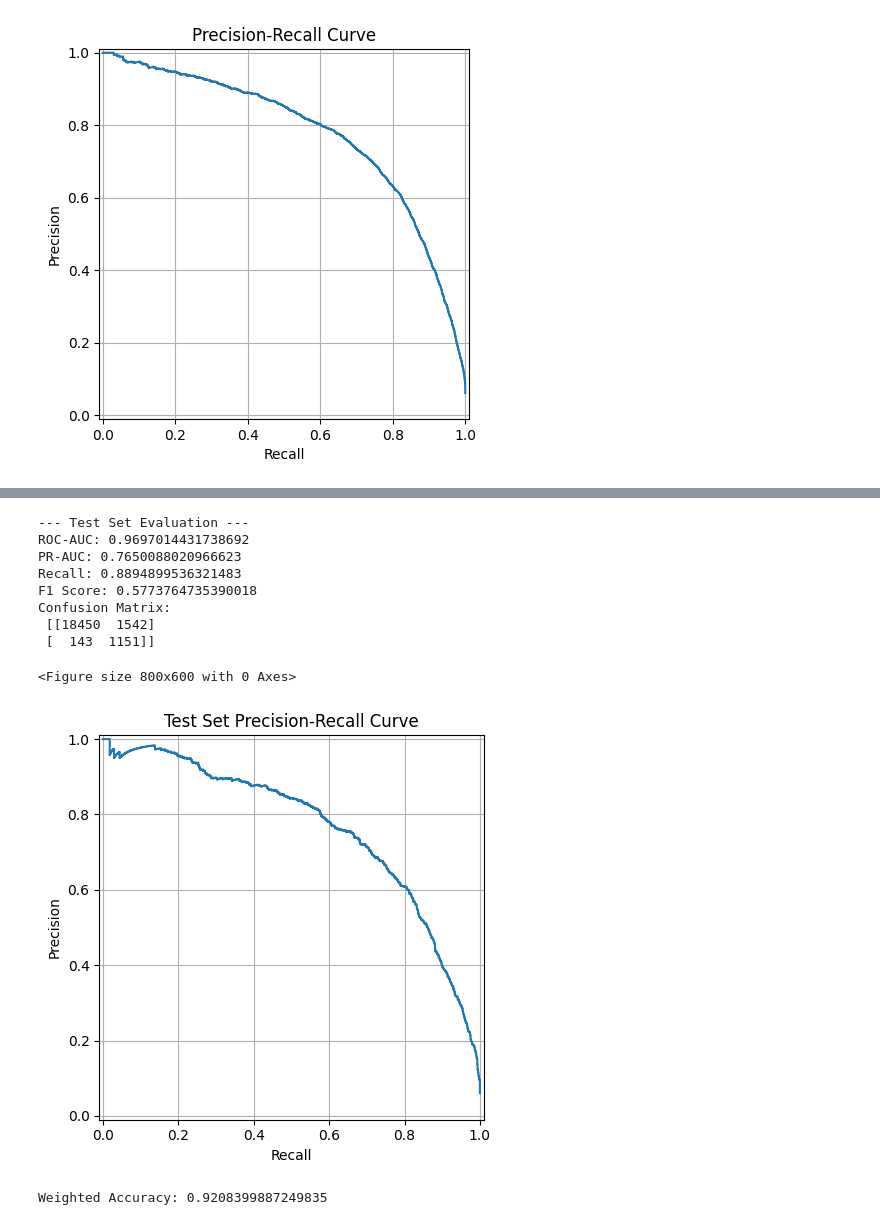
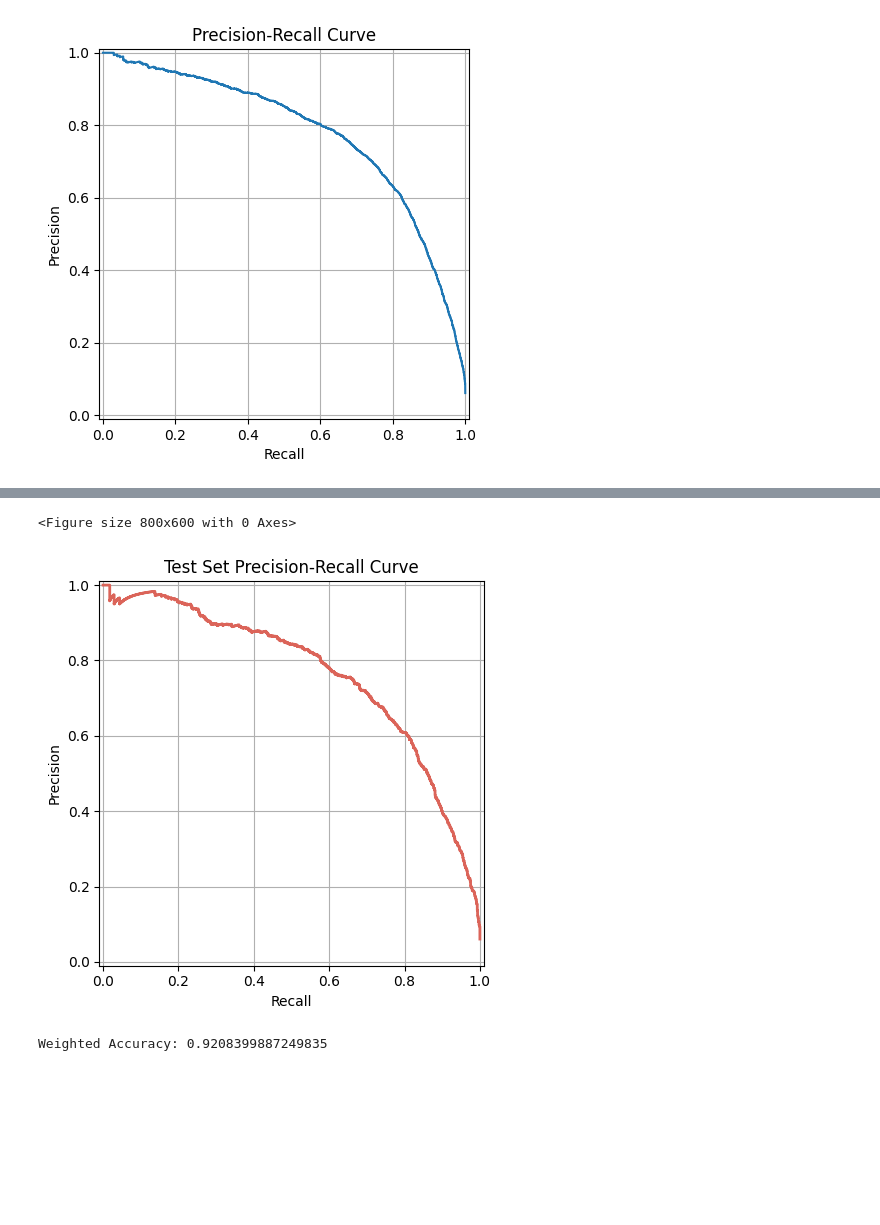
Before and after one commit to yildiramdsa/af-risk-prediction-using-ecg-and-ehr-data, a Jupyter notebook: model_development.ipynb, the cells around one changed output, grey strips where cells are left out. Drawn from its saved outputs; the diff is of its cells as text; code cells hidden in the pictures; blank space fills up the shorter version.

```diff
--- a/model_development.ipynb
+++ b/model_development.ipynb
@@ -305,35 +406,17 @@ Confusion Matrix:
 # %%
-# ------------------------------
-# Evaluate on Test Set
-# ------------------------------
-y_test_proba = best_xgb.predict_proba(X_test_scaled)[:, 1]
-y_test_pred = (y_test_proba > 0.5).astype(int)
-
-print("\n--- Test Set Evaluation ---")
-print("ROC-AUC:", roc_auc_score(y_test, y_test_proba))
-print("PR-AUC:", average_precision_score(y_test, y_test_proba))
-print("Recall:", recall_score(y_test, y_test_pred))
-print("F1 Score:", f1_score(y_test, y_test_pred))
-print("Confusion Matrix:\n", confusion_matrix(y_test, y_test_pred))
-
+# --- Plot Precision-Recall Curve ---
 precision, recall, _ = precision_recall_curve(y_test, y_test_proba)
 plt.figure(figsize=(8, 6))
-PrecisionRecallDisplay(precision=precision, recall=recall).plot()
+PrecisionRecallDisplay(precision=precision,
+                       recall=recall).plot(color="#db6459", linewidth=2)
 plt.title("Test Set Precision-Recall Curve")
 plt.grid(True)
 plt.tight_layout()
+plt.savefig("test-precision-recall.png", dpi=300, bbox_inches='tight')
 plt.show()
 # %% [output]
---- Test Set Evaluation ---
-ROC-AUC: 0.9697014431738692
-PR-AUC: 0.7650088020966623
-Recall: 0.8894899536321483
-F1 Score: 0.5773764735390018
-Confusion Matrix:
- [[18450  1542]
- [  143  1151]]
+<Figure size 800x600 with 0 Axes>
-<Figure size 800x600 with 0 Axes>
-[figure, old version]
+[figure, new version]
 # %%
 from sklearn.metrics import accuracy_score
 
```
Also changed, not shown: parts of 8 cells of this notebook, 5 other files.
